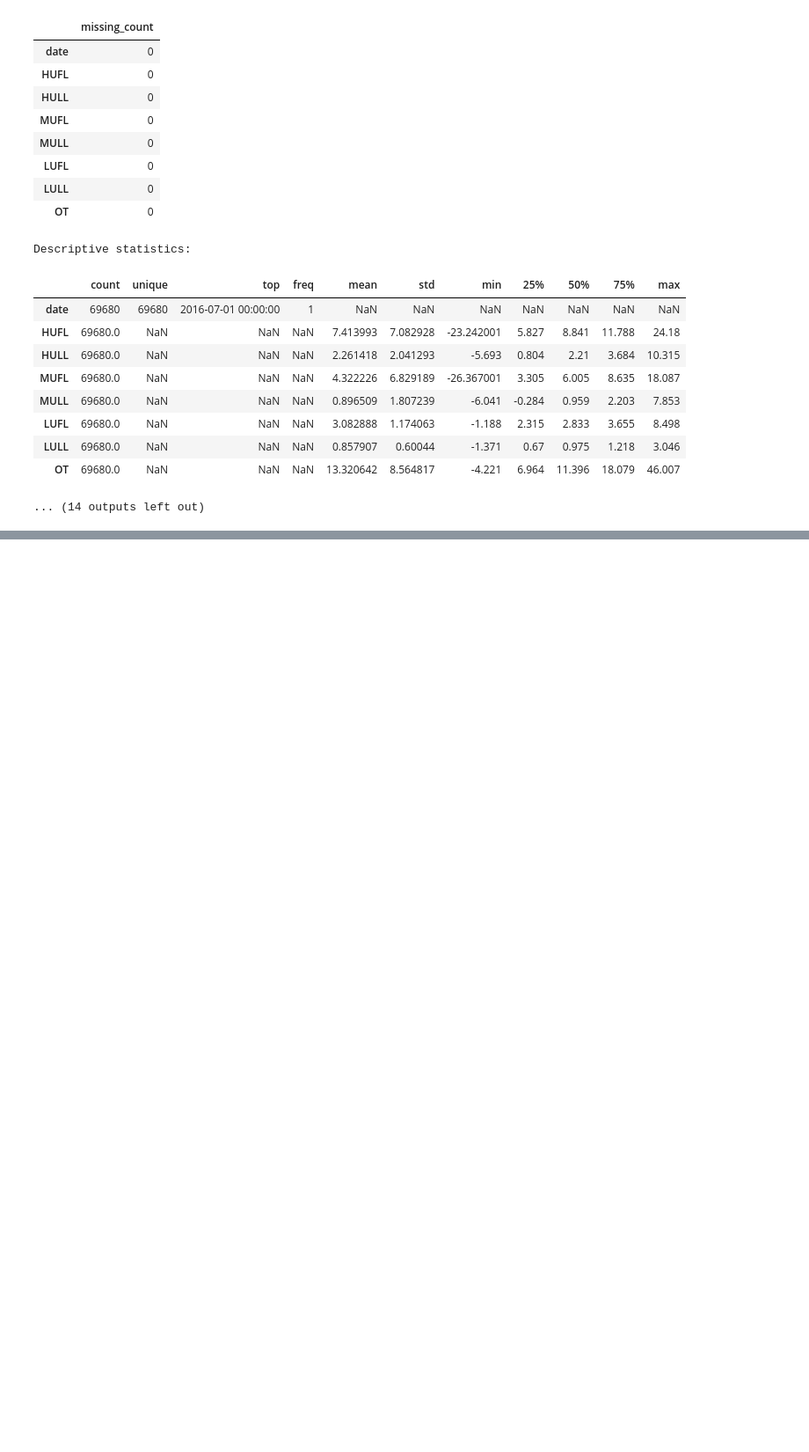
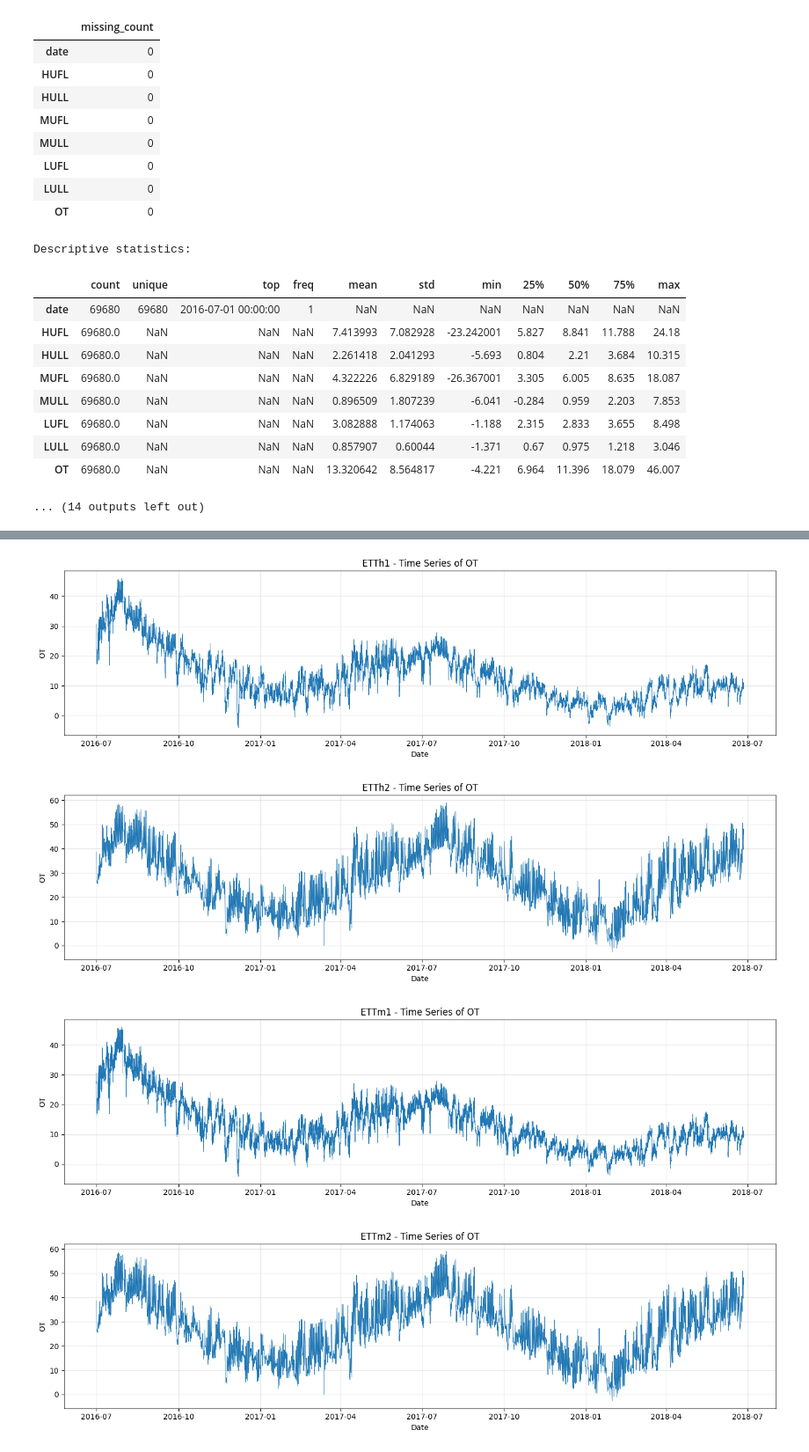
Before and after one commit to domailientb/TVCFORMER, a Jupyter notebook: experiments/dataset_exploration.ipynb, the cells around one changed output, grey strips where cells are left out. Shown at 88% size. Drawn from its saved outputs; the diff is of its cells as text; code cells hidden in the pictures; blank space fills up the shorter version.

```diff
--- a/experiments/dataset_exploration.ipynb
+++ b/experiments/dataset_exploration.ipynb
@@ -275,0 +382,18 @@ Descriptive statistics:
+# %%
+for name, path in DATASETS.items():
+    if not path.exists():
+        print(f"[NOT FOUND] {name}: {path}")
+        continue
+
+    df = pd.read_csv(path)
+
+    print(f"\n{'=' * 60}\n{name}")
+    print("Số giá trị lặp lại theo từng cột:")
+
+    duplicate_values = df.apply(
+        lambda col: int(col.duplicated().sum())
+    )
+
+    display(
+        duplicate_values.to_frame("duplicate_count")
+    )
@@ -275,0 +485,34 @@ Descriptive statistics:
+# %%
+
+# Time Series Visualization
+
+import matplotlib.pyplot as plt
+import pandas as pd
+
+for name, path in DATASETS.items():
+    if not path.exists():
+        print(f"[NOT FOUND] {name}: {path}")
+        continue
+
+    df = pd.read_csv(path)
+    df["date"] = pd.to_datetime(df["date"], errors="coerce")
+
+    target = "OT" if "OT" in df.columns else df.select_dtypes(
+        include="number"
+    ).columns[0]
+
+    df = df.dropna(subset=["date", target]).sort_values("date")
+
+    plt.figure(figsize=(14, 4))
+    plt.plot(df["date"], df[target], linewidth=0.6)
+    plt.title(f"{name} - Time Series of {target}")
+    plt.xlabel("Date")
+    plt.ylabel(target)
+    plt.grid(alpha=0.3)
+    plt.tight_layout()
+    plt.show()
+# %% [output]
+[figure, added]
+[figure, added]
+[figure, added]
+[figure, added]
```
Also changed, not shown: parts of 7 cells of this notebook.
